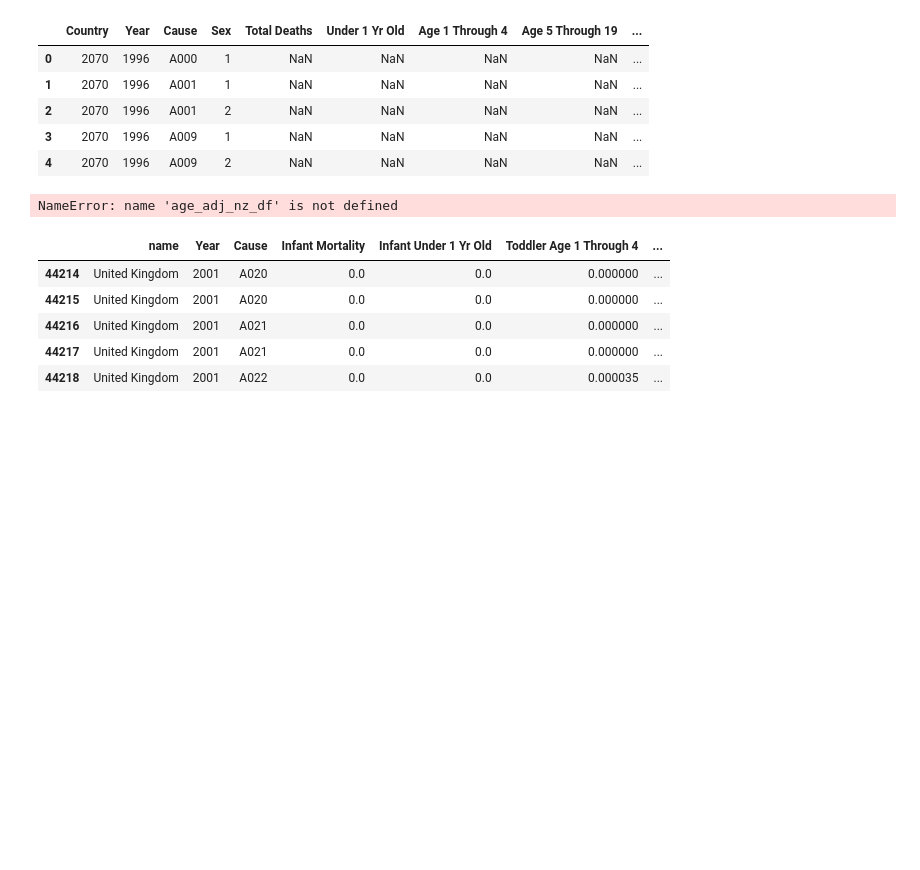
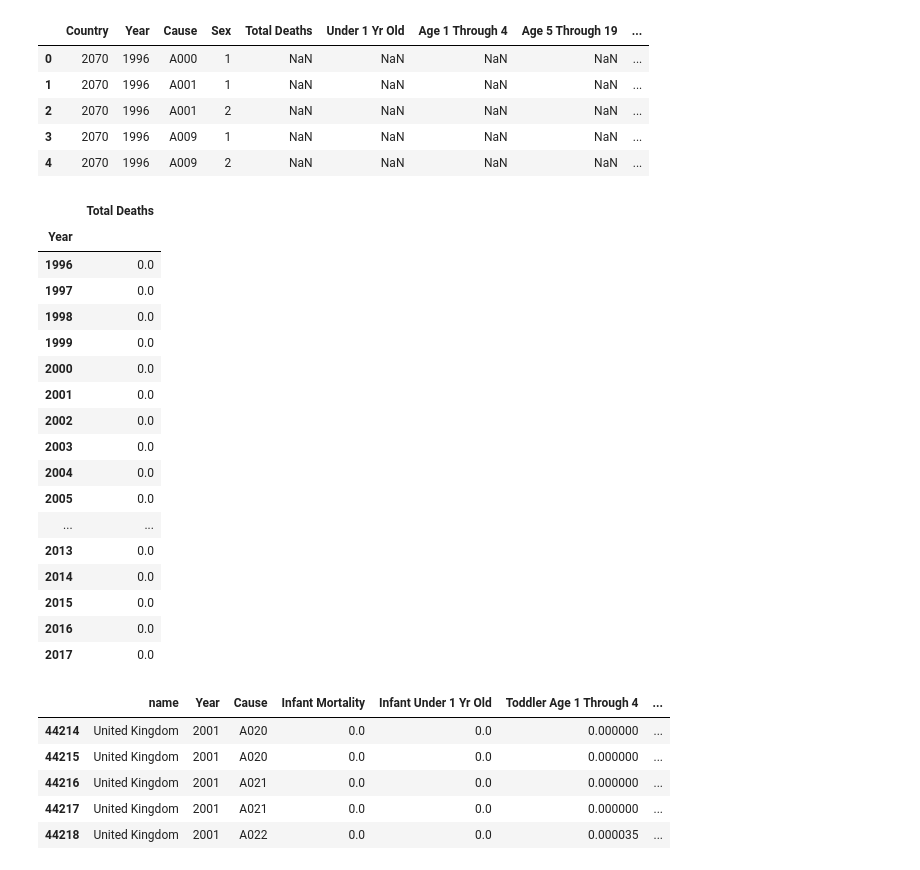
Before and after one commit to michael-grad/project-python-mortality-analysis, a Jupyter notebook: uk-analysis.ipynb, the cells around one changed output. Cells and saved outputs as stored; diff of their text form; code cells hidden in the pictures; blank space fills up the shorter version.

```diff
--- a/uk-analysis.ipynb
+++ b/uk-analysis.ipynb
@@ -50,25 +50,42 @@ age_adj_uk_df.head()
 # %%
 # CELL 204 by Mike Grad
 # Aggregate age adjusted death rate by year to get total deaths v year
 
 # DEBUG!!  TypeError: object of type 'method' has no len()
 # create list of years
-year_list = age_adj_nz_df["Year"].unique
+year_list = age_adj_uk_df["Year"].unique
 #print(len(year_list))
 
 # create list of total age adjusted deaths grouped by year
-year_total_df = age_adj_nz_df[["Year", "Total Deaths"]]
+year_total_df = age_adj_uk_df[["Year", "Total Deaths"]]
 year_total_df
 
 # group by years
 year_total_df.groupby("Year").sum()
 # sum Total Deaths
 
 # Redo Index
 
 # CONCLUSION:  Cannot use age_adj since sum of deaths = 0 for all years for all 5 countries
 # %% [output]
-NameError: name 'age_adj_nz_df' is not defined
+|  | Total Deaths |
+| Year |  |
+| 1996 | 0.0 |
+| 1997 | 0.0 |
+| 1998 | 0.0 |
+| 1999 | 0.0 |
+| 2000 | 0.0 |
+| 2001 | 0.0 |
+| 2002 | 0.0 |
+| 2003 | 0.0 |
+| 2004 | 0.0 |
+| 2005 | 0.0 |
+| ... | ... |
+| 2013 | 0.0 |
+| 2014 | 0.0 |
+| 2015 | 0.0 |
+| 2016 | 0.0 |
+| 2017 | 0.0 |
 # %%
 # CELL 205 by Mike Grad
 # Extract UK from cdr_5_countries_df
```
Also changed, not shown: parts of 1 cell of this notebook, 4 other files.
